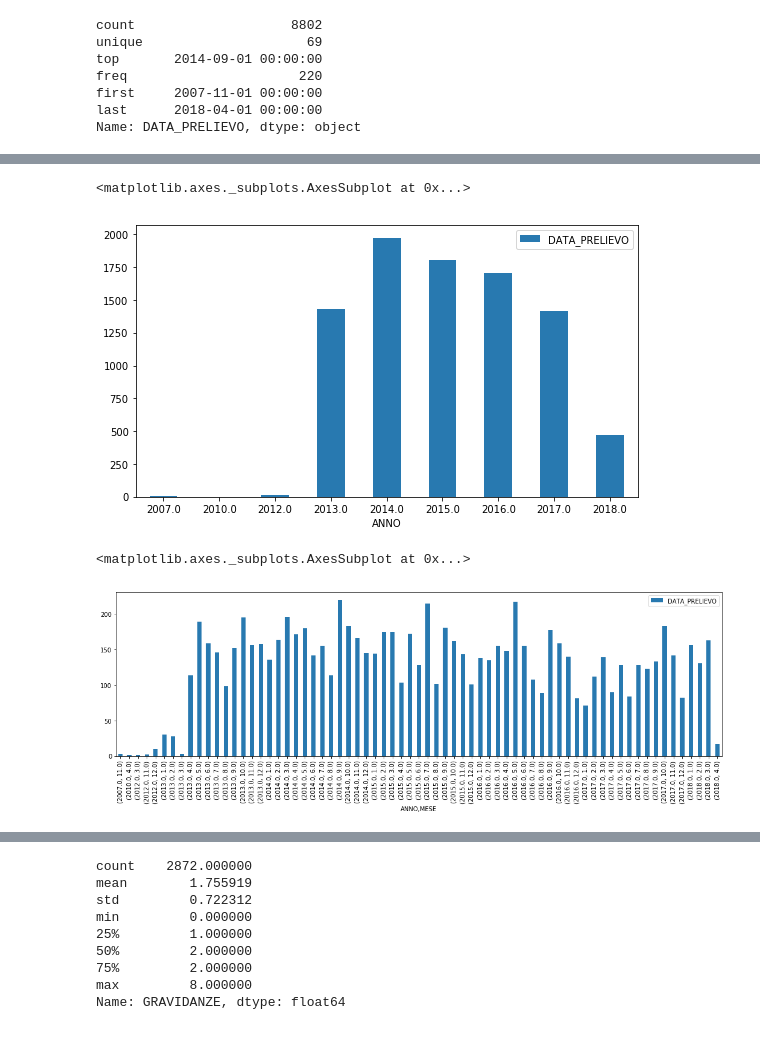
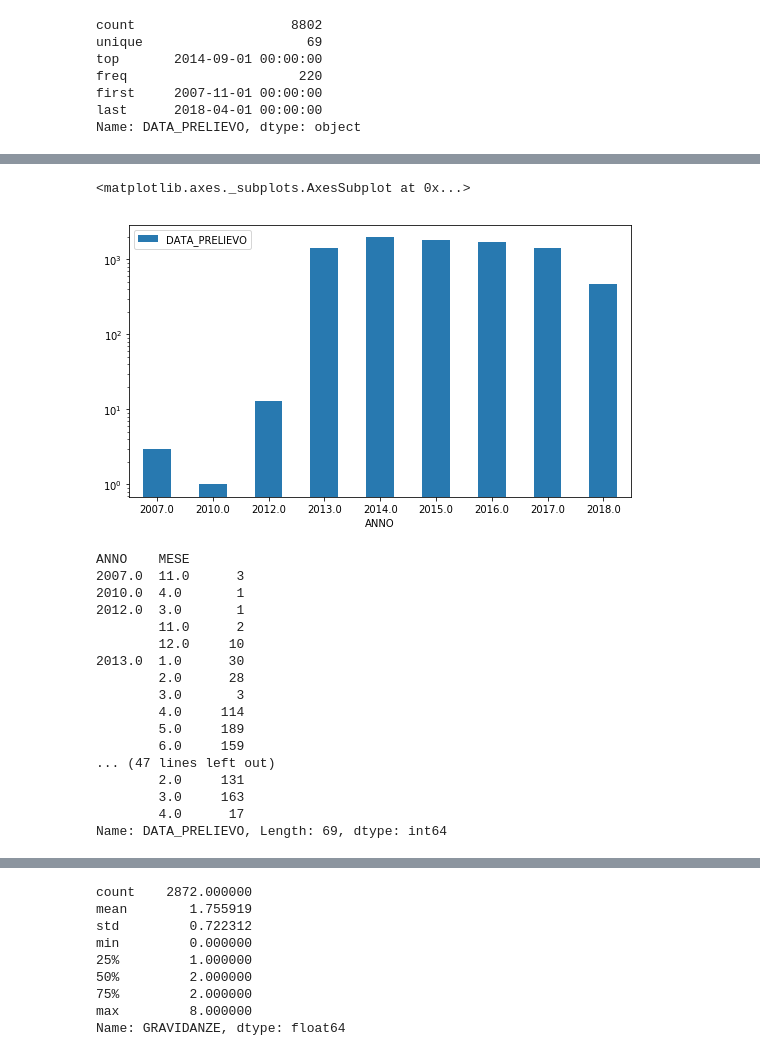
Before and after one commit to Nimerya/Cytological-Reports-Analysis, a Jupyter notebook: exploratory_analysis.ipynb, the cells around one changed output, grey strips where cells are left out. Cells and saved outputs as stored; diff of their text form; code cells hidden in the pictures.

```diff
--- a/exploratory_analysis.ipynb
+++ b/exploratory_analysis.ipynb
@@ -78,3 +104,6 @@ freq                      220
 first     2007-11-01 00:00:00
 last      2018-04-01 00:00:00
 Name: DATA_PRELIEVO, dtype: object
+# %%
+DATA_PRELIEVO = df['DATA_PRELIEVO'].groupby([df["DATA_PRELIEVO"].dt.year.rename('ANNO')]).count()
+print(DATA_PRELIEVO)
@@ -81,16 +122,28 @@ Name: DATA_PRELIEVO, dtype: object
 # %%
-df['DATA_PRELIEVO']\
-        .groupby([df["DATA_PRELIEVO"].dt.year.rename('ANNO')])\
-        .count()\
-        .plot(kind='bar', figsize=(9,5), rot=0, legend=True, color='#2879b0')
+DATA_PRELIEVO.plot(kind='bar', figsize=(9,5), rot=0, legend=True, color='#2879b0', logy=True)
 # %% [output]
 <matplotlib.axes._subplots.AxesSubplot at 0x...>
-[figure, old version]
+[figure, new version]
 # %%
-df['DATA_PRELIEVO']\
-        .groupby([df["DATA_PRELIEVO"].dt.year.rename('ANNO'), df["DATA_PRELIEVO"].dt.month.rename('MESE')])\
-        .count()\
-        .plot(kind='bar', figsize=(18,5), rot=90, legend=True, color='#2879b0')
+DATA_PRELIEVO_YM = df['DATA_PRELIEVO']\
+                        .groupby([df["DATA_PRELIEVO"].dt.year.rename('ANNO'), df["DATA_PRELIEVO"].dt.month.rename('MESE')])\
+                        .count()
+print(DATA_PRELIEVO_YM)
 # %% [output]
-<matplotlib.axes._subplots.AxesSubplot at 0x...>
+ANNO    MESE
+2007.0  11.0      3
+2010.0  4.0       1
+2012.0  3.0       1
+        11.0      2
+        12.0     10
+2013.0  1.0      30
+        2.0      28
+        3.0       3
+        4.0     114
+        5.0     189
+        6.0     159
+... (47 lines left out)
+        2.0     131
+        3.0     163
+        4.0      17
+Name: DATA_PRELIEVO, Length: 69, dtype: int64
-[figure, removed]
```
Also changed, not shown: parts of 54 cells of this notebook, 1 other file.
